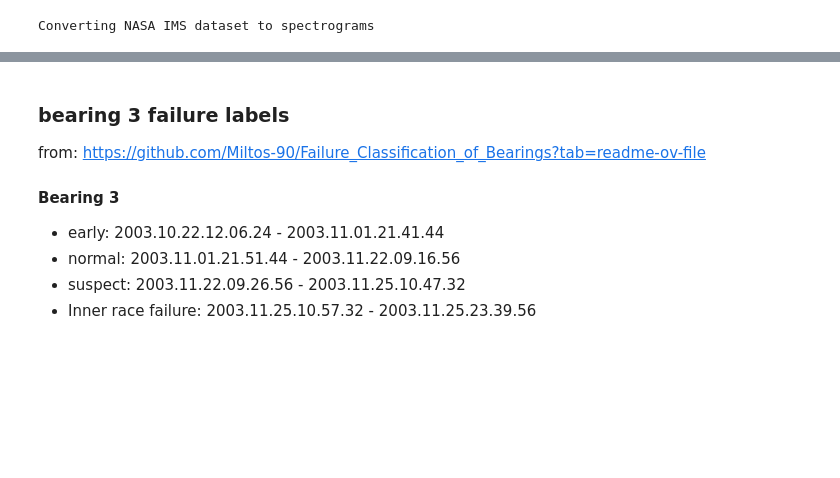
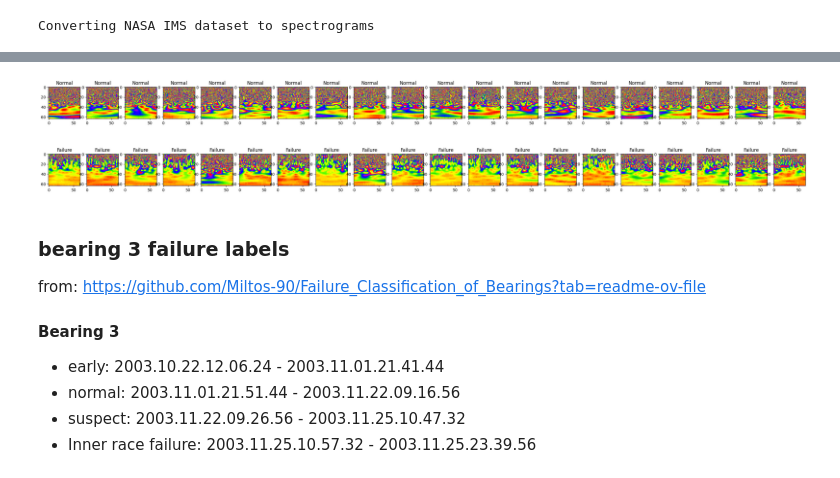
Before and after one commit to bitmorse/bearings-max78000, a Jupyter notebook: make_dataset.ipynb, the cells around one changed output, grey strips where cells are left out. Cells and saved outputs as stored; diff of their text form; code cells hidden in the pictures; blank space fills up the shorter version.

```diff
--- a/make_dataset.ipynb
+++ b/make_dataset.ipynb
@@ -227,3 +186,54 @@ Wx shape: (64, 64)
+# %%
+#%%# Define signal ####################################
+fail=44100000
+ok=0
+
+def viz(x, title):
+
+    max_windows = 20
+    win_len = 600
+    plt.figure(figsize=(35, 5))
+
+    for i in range(max_windows):
+        window = x[i*win_len:(i+1)*win_len]
+
+        ##FEATURIZE START
+        #downsample window
+        window = downsample_nparray(window, factor=2)
+
+        w =('morlet', {'mu': 5})
+        _, Wx, *_ = ssq_cwt(window, wavelet=w, scales='log-piecewise', nv=16, maprange='energy', gamma=0)
+
+        #detach tensors from GPU and convert to numpy
+        Wx = np.abs(Wx.cpu().numpy())
+
+        #downsample Tx to 64x64
+        Wx = scipy.signal.resample(Wx, 64, axis=0)
+        Wx = scipy.signal.resample(Wx, 64, axis=1)
+
+        #min max normalisation
+        features = (Wx - np.min(Wx)) / (np.max(Wx) - np.min(Wx))
+        ##FEATURIZE END
+
+
+        #convert to PIL image
+        features = np.uint8(features * 255)
+
+        #plot Tx and Wx next to each other spectrogram in subplot
+        plt.subplot(2, max_windows, i+1)
+        plt.title("%s"%title)
+        plt.imshow(features,cmap='prism')
+
+        #print min, max and mean, std of Wx
+        #print("Wx min: %s, max: %s, mean: %s, std: %s" % (np.min(features), np.max(features), np.mean(features), np.std(features)))
+        #shape
+        #print("Wx shape: %s" % str(features.shape))
+
+viz(all_data[ok:], "Normal")
+viz(all_data[fail:], "Failure")
+# %% [output]
+[figure, added]
+[figure, added]
 # %% [markdown]
 ### bearing 3 failure labels
 
```
Also changed, not shown: parts of 9 cells of this notebook, 10 other files.
